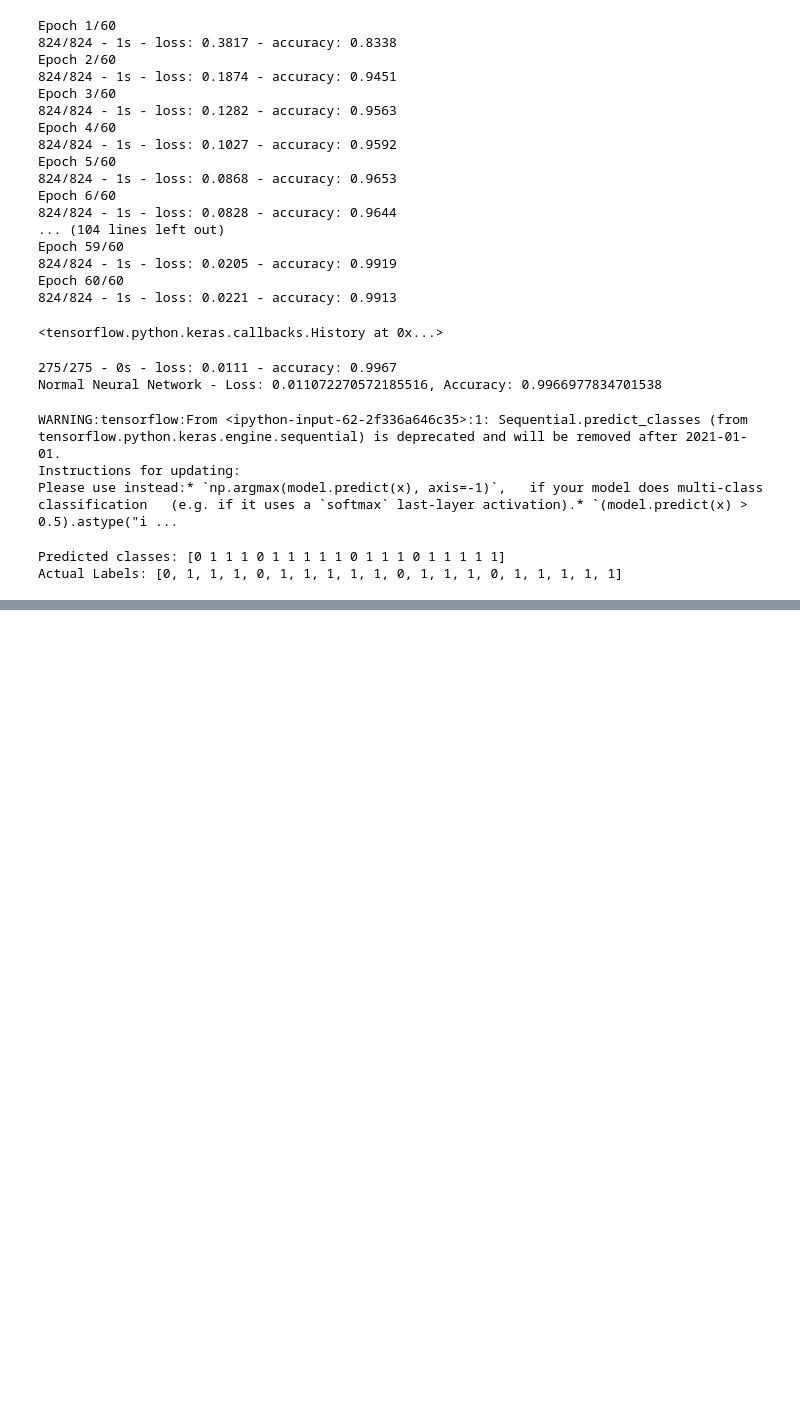
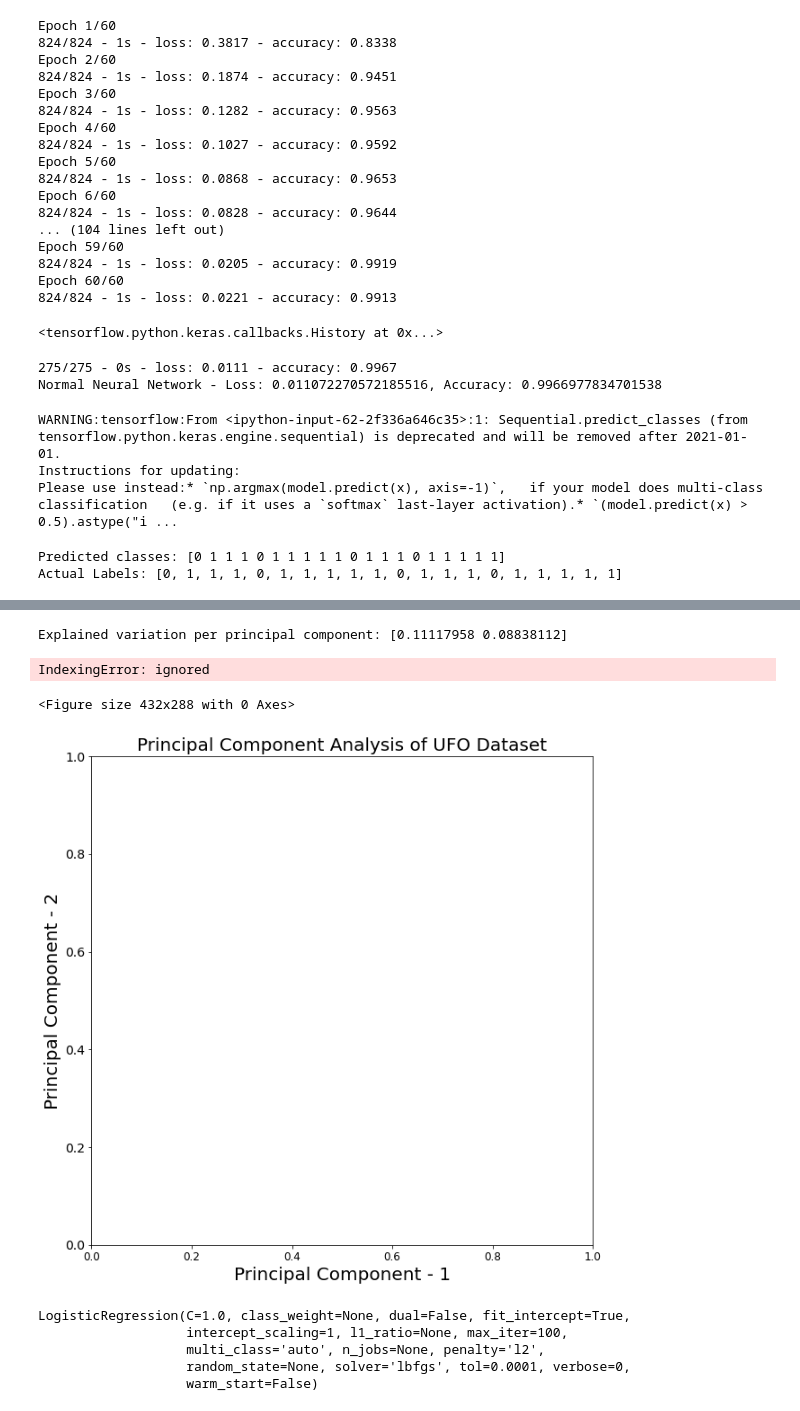
Before and after one commit to larregui/IST718-Project, a Jupyter notebook: modeling2.ipynb, the cells around one changed output, grey strips where cells are left out. Drawn from its saved outputs; the diff is of its cells as text; code cells hidden in the pictures; blank space fills up the shorter version.

```diff
--- a/modeling2.ipynb
+++ b/modeling2.ipynb
@@ -269,3 +269,10 @@ print(f"Actual Labels: {list(y_test[:20])}")
 # %% [output]
 Predicted classes: [0 1 1 1 0 1 1 1 1 1 0 1 1 1 0 1 1 1 1 1]
 Actual Labels: [0, 1, 1, 1, 0, 1, 1, 1, 1, 1, 0, 1, 1, 1, 0, 1, 1, 1, 1, 1]
+# %%
+#attempting PCA #####################################################3
+from sklearn.preprocessing import StandardScaler
+
+x = data.drop(columns=['Credible']).values
+# x = x_df
+x = StandardScaler().fit_transform(x) # normalizing the features
@@ -271,0 +300,14 @@ Actual Labels: [0, 1, 1, 1, 0, 1, 1, 1, 1, 1, 0, 1, 1, 1, 0, 1, 1, 1, 1, 1]
+# %%
+# in the PCA method, you will pass the number of components (n_components=2) and finally call fit_transform
+# on the aggregate data. Here, several components represent the lower dimension in which you will project
+# your higher dimension data.
+
+
+from sklearn.decomposition import PCA
+pca_ufo = PCA(n_components=2)
+principalComponents_ufo = pca_ufo.fit_transform(x)
+# %%
+# create a DataFrame that will have the principal component values for all  samples
+
+principal_ufo_Df = pd.DataFrame(data = principalComponents_ufo
+             , columns = ['principal component 1', 'principal component 2'])
@@ -271,0 +323,59 @@ Actual Labels: [0, 1, 1, 1, 0, 1, 1, 1, 1, 1, 0, 1, 1, 1, 0, 1, 1, 1, 1, 1]
+# %%
+# Once you have the principal components, you can find the explained_variance_ratio.
+# It will provide you with the amount of information or variance each principal component
+# holds after projecting the data to a lower dimensional subspace.
+
+print('Explained variation per principal component: {}'.format(pca_ufo.explained_variance_ratio_))
+
+
+# #principal component 1 holds 11.11% of the information while the principal component 2 holds
+# only 8.8% of the information. Also, the other point to note is that while projecting twenty-dimensional
+# data to a two-dimensional data, 81% information was lost.
+# %% [output]
+Explained variation per principal component: [0.11117958 0.08838112]
+# %%
+plt.figure()
+plt.figure(figsize=(10,10))
+plt.xticks(fontsize=12)
+plt.yticks(fontsize=14)
+plt.xlabel('Principal Component - 1',fontsize=20)
+plt.ylabel('Principal Component - 2',fontsize=20)
+plt.title("Principal Component Analysis of UFO Dataset",fontsize=20)
+targets = [0, 1]
+colors = ['r', 'b']
+for target, color in zip(targets,colors):
+    indicesToKeep = data['Credible'] == target
+    plt.scatter(principal_ufo_Df.loc[indicesToKeep, 'principal component 1']
+               , principal_ufo_Df.loc[indicesToKeep, 'principal component 2'], c = color, s = 50)
+
+
+plt.legend(targets,prop={'size': 15})
+# %% [output]
+IndexingError: ignored
+<Figure size 432x288 with 0 Axes>
+[figure, added]
+# %%
+from sklearn.datasets import make_classification
+from sklearn.linear_model import LogisticRegression
+from matplotlib import pyplot
+
+
+# define dataset
+target = data['Credible']
+
+x_df = data.drop('Credible',axis=1)
+Xx = x_df
+yy = target
+
+# print(Xx)
+# print(yy)
+# # define the model
+model = LogisticRegression()
+# fit the model
+model.fit(Xx, yy)
+# %% [output]
+LogisticRegression(C=1.0, class_weight=None, dual=False, fit_intercept=True,
+                   intercept_scaling=1, l1_ratio=None, max_iter=100,
+                   multi_class='auto', n_jobs=None, penalty='l2',
+                   random_state=None, solver='lbfgs', tol=0.0001, verbose=0,
+                   warm_start=False)
```
Also changed, not shown: parts of 12 cells of this notebook.
